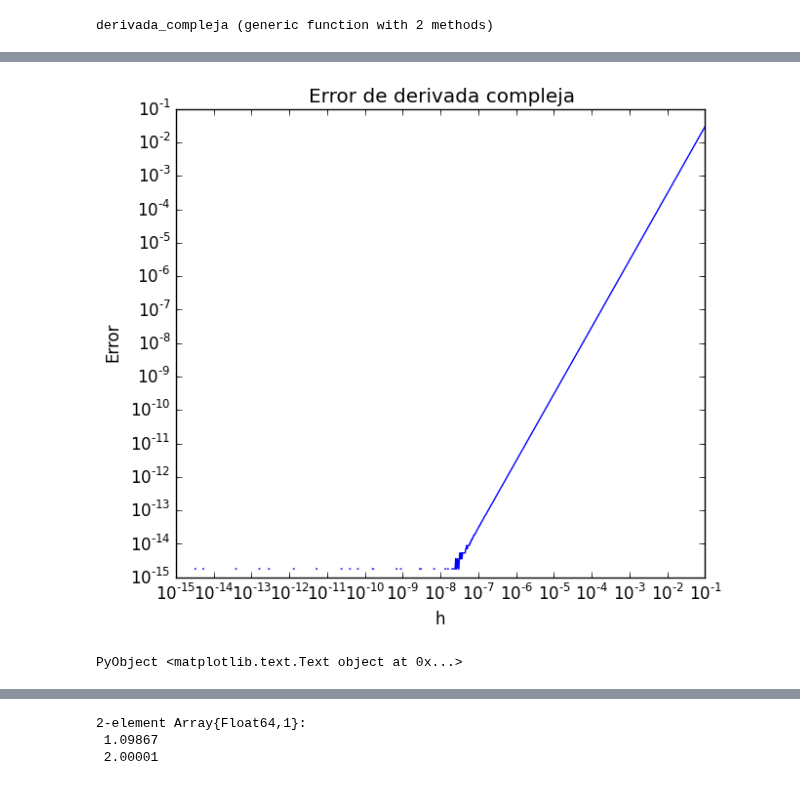
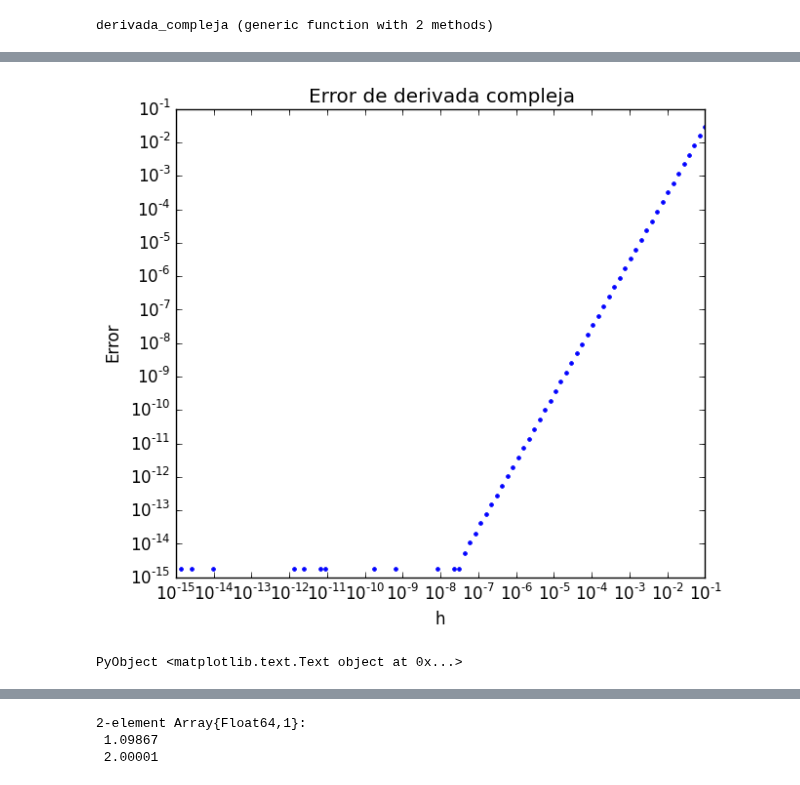
Before and after one commit to lbenet/2016-2_TSFisicaComputacional, a Jupyter notebook: tareas/danmarurr/06_Derivacion_numerica.ipynb, the cells around one changed output, grey strips where cells are left out. Saved outputs shown, nothing was run; the diff lists cells and outputs as text; code cells hidden in the pictures.

```diff
--- a/tareas/danmarurr/06_Derivacion_numerica.ipynb
+++ b/tareas/danmarurr/06_Derivacion_numerica.ipynb
@@ -39,6 +39,6 @@ derivada_derecha(f,1e-15,1)
 # %%
 #Con este arreglo se trabajará para graficar los errores de las derivadas.
-intervalo_h = logspace(-15,-1, 1000);
+intervalo_h = logspace(-15,-1, 100);
 # %%
 using PyPlot
 # %%
@@ -182,11 +182,11 @@ err_deriv3 = Float64[abs(derivada_compleja(f,x,1)-9) for x in intervalo_h];
 # %%
 #Graficación del error absoluto usando derivadas complejas, se hace uso de escala loglog
 figure(figsize = (7,6))
-loglog(intervalo_h, err_deriv3)
+loglog(intervalo_h, err_deriv3, marker = ".", linestyle ="")
 xlabel("h")
 ylabel("Error")
 title("Error de derivada compleja")
 # %% [output]
-[figure, old version]
+[figure, new version]
 PyObject <matplotlib.text.Text object at 0x...>
 # %% [markdown]
```
Also changed, not shown: parts of 15 cells of this notebook.
